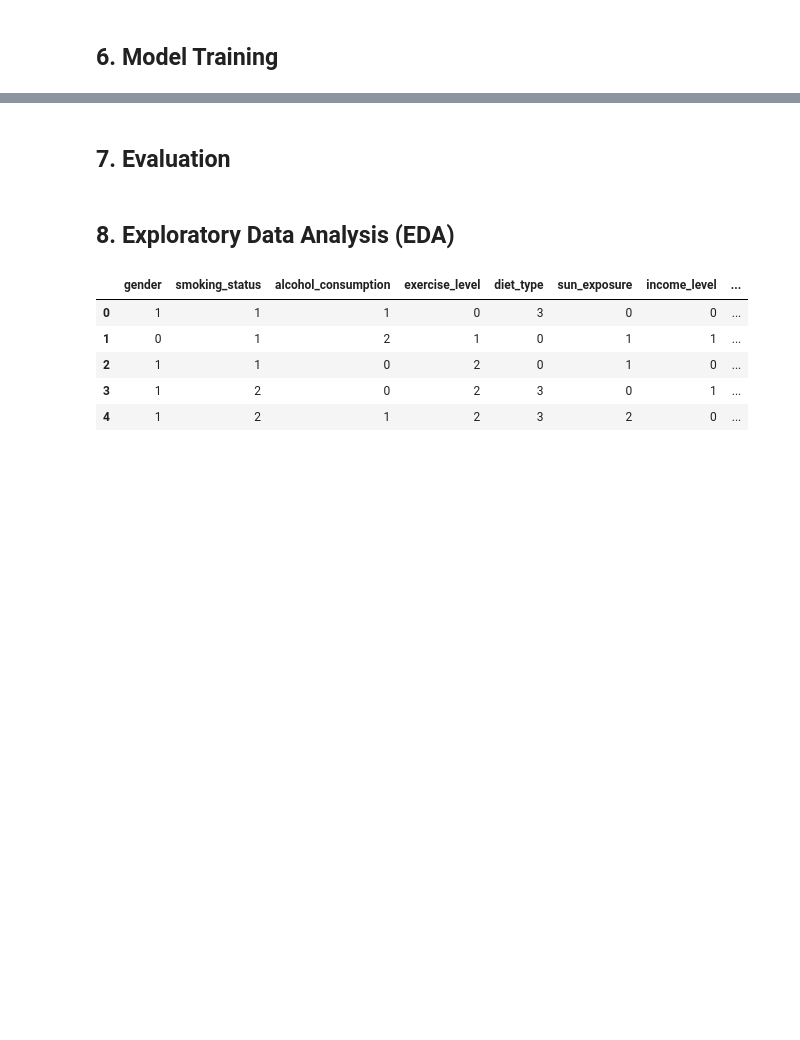
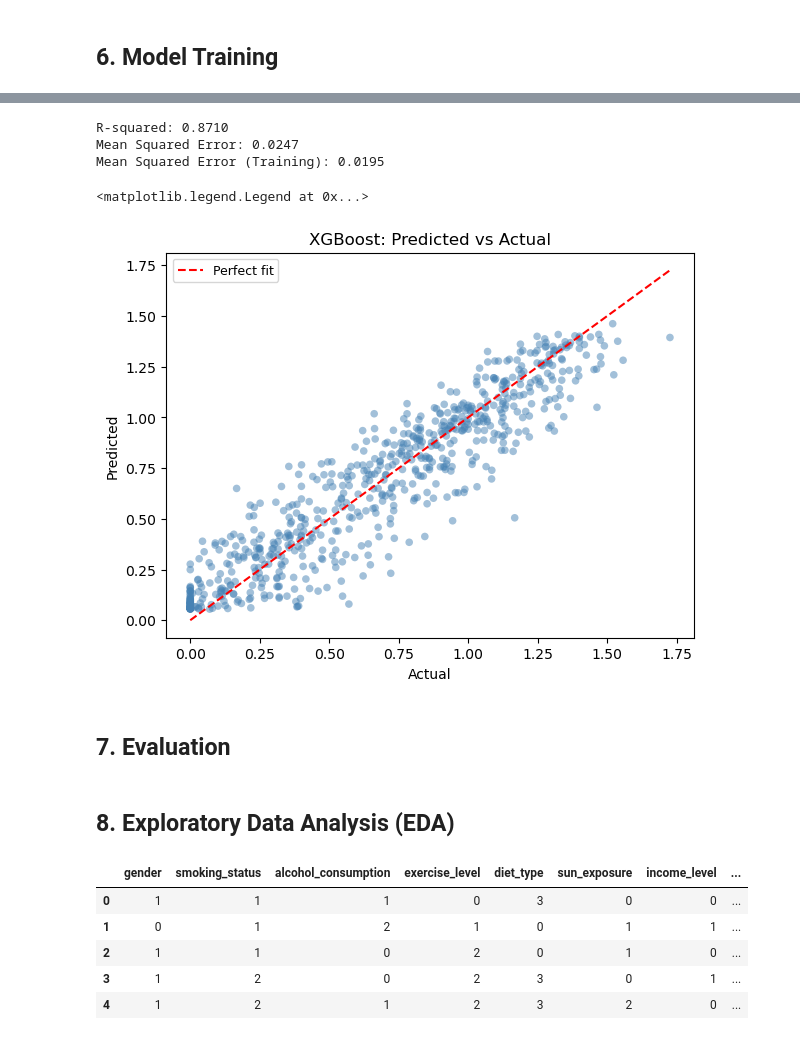
Before and after one commit to abdo-ghg/Vitamin-Deficiency-Prediction, a Jupyter notebook: vitamin_deficiency_prediction.ipynb, the cells around one changed output, grey strips where cells are left out. Cells and saved outputs as stored; diff of their text form; code cells hidden in the pictures; blank space fills up the shorter version.

Commit message:
xgboost applied and data leakage solved

```diff
--- a/vitamin_deficiency_prediction.ipynb
+++ b/vitamin_deficiency_prediction.ipynb
@@ -376,3 +401,38 @@ Mean Squared Error (Training): 0.0281
+# %%
+from xgboost import XGBRegressor
+from sklearn.metrics import r2_score, mean_squared_error
+
+xgb_model = XGBRegressor(
+    objective='reg:squarederror',
+    n_estimators=400,
+    max_depth=3,
+    learning_rate=0.01,
+    subsample=0.8,
+    random_state=42,
+    n_jobs=-1
+)
+
+model(xgb_model, x_train_scaled, y_train, x_test_scaled, y_test)
+# %% [output]
+R-squared: 0.8710
+Mean Squared Error: 0.0247
+Mean Squared Error (Training): 0.0195
+# %%
+import matplotlib.gridspec as gridspec
+y_pred = xgb_model.predict(x_test_scaled)
+fig = plt.figure(figsize=(16, 12))
+gs  = gridspec.GridSpec(2, 2, figure=fig, hspace=0.4, wspace=0.35)
+ax1 = fig.add_subplot(gs[0, 0])
+ax1.scatter(y_test, y_pred, alpha=0.5, color='steelblue', edgecolors='none', s=30)
+mn, mx = min(y_test.min(), y_pred.min()), max(y_test.max(), y_pred.max())
+ax1.plot([mn, mx], [mn, mx], 'r--', linewidth=1.5, label='Perfect fit')
+ax1.set_xlabel('Actual')
+ax1.set_ylabel('Predicted')
+ax1.set_title('XGBoost: Predicted vs Actual')
+ax1.legend(fontsize=9)
+# %% [output]
+<matplotlib.legend.Legend at 0x...>
+[figure, added]
 # %% [markdown]
 ## 7. Evaluation
 # %% [markdown]
```
Also changed, not shown: parts of 19 cells of this notebook.
